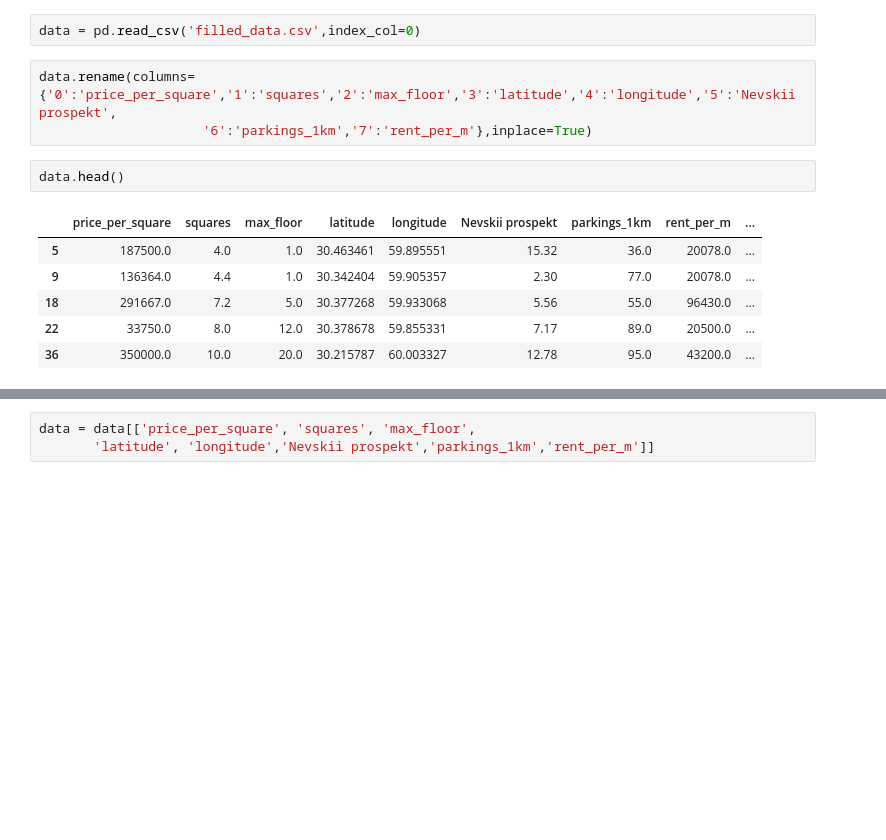
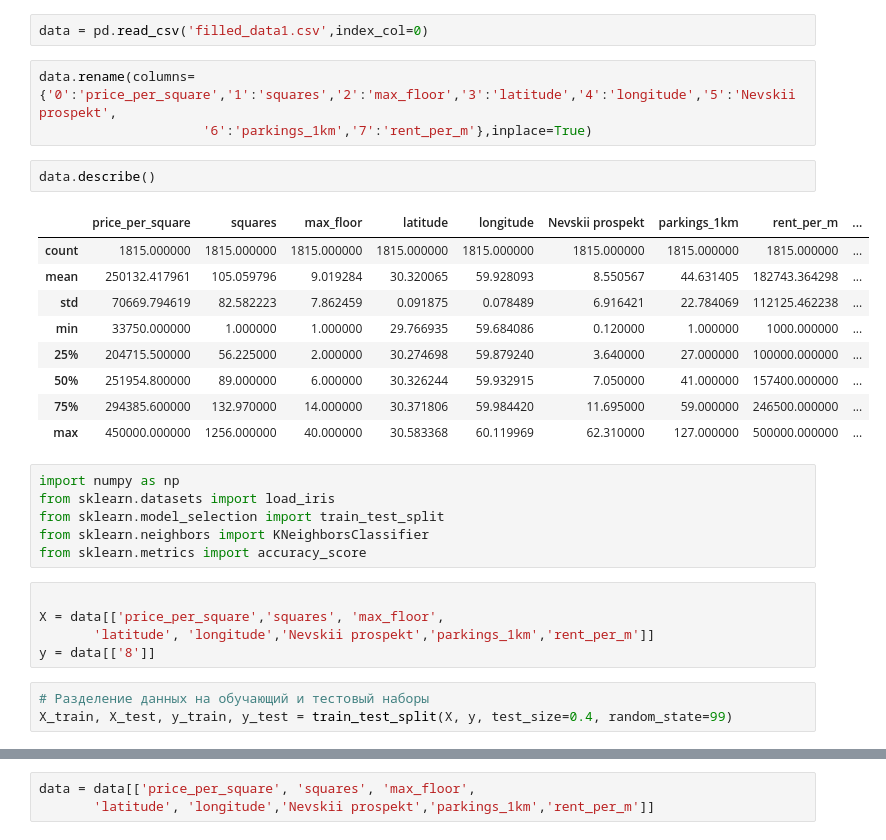
Before and after one commit to VondyBland/diplomopiska, a Jupyter notebook: after_april/knn_ing_datas/knn_random_forest.ipynb, the cells around one changed output, grey strips where cells are left out. Saved outputs shown, nothing was run; the diff lists cells and outputs as text; blank space fills up the shorter version.

```diff
--- a/after_april/knn_ing_datas/knn_random_forest.ipynb
+++ b/after_april/knn_ing_datas/knn_random_forest.ipynb
@@ -16,16 +16,33 @@ from scipy.stats import kstest, spearmanr, mannwhitneyu, ttest_ind, levene, krus
 from sklearn.metrics import mean_absolute_percentage_error, mean_squared_error, mean_absolute_error
 import statsmodels.api as sm
 # %%
-data = pd.read_csv('filled_data.csv',index_col=0)
+data = pd.read_csv('filled_data1.csv',index_col=0)
 # %%
 data.rename(columns={'0':'price_per_square','1':'squares','2':'max_floor','3':'latitude','4':'longitude','5':'Nevskii prospekt',
                      '6':'parkings_1km','7':'rent_per_m'},inplace=True)
 # %%
-data.head()
+data.describe()
 # %% [output]
 |  | price_per_square | squares | max_floor | latitude | longitude | Nevskii prospekt | parkings_1km | rent_per_m | ... |
-| 5 | 187500.0 | 4.0 | 1.0 | 30.463461 | 59.895551 | 15.32 | 36.0 | 20078.0 | ... |
-| 9 | 136364.0 | 4.4 | 1.0 | 30.342404 | 59.905357 | 2.30 | 77.0 | 20078.0 | ... |
-| 18 | 291667.0 | 7.2 | 5.0 | 30.377268 | 59.933068 | 5.56 | 55.0 | 96430.0 | ... |
-| 22 | 33750.0 | 8.0 | 12.0 | 30.378678 | 59.855331 | 7.17 | 89.0 | 20500.0 | ... |
-| 36 | 350000.0 | 10.0 | 20.0 | 30.215787 | 60.003327 | 12.78 | 95.0 | 43200.0 | ... |
+| count | 1815.000000 | 1815.000000 | 1815.000000 | 1815.000000 | 1815.000000 | 1815.000000 | 1815.000000 | 1815.000000 | ... |
+| mean | 250132.417961 | 105.059796 | 9.019284 | 30.320065 | 59.928093 | 8.550567 | 44.631405 | 182743.364298 | ... |
+| std | 70669.794619 | 82.582223 | 7.862459 | 0.091875 | 0.078489 | 6.916421 | 22.784069 | 112125.462238 | ... |
+| min | 33750.000000 | 1.000000 | 1.000000 | 29.766935 | 59.684086 | 0.120000 | 1.000000 | 1000.000000 | ... |
+| 25% | 204715.500000 | 56.225000 | 2.000000 | 30.274698 | 59.879240 | 3.640000 | 27.000000 | 100000.000000 | ... |
+| 50% | 251954.800000 | 89.000000 | 6.000000 | 30.326244 | 59.932915 | 7.050000 | 41.000000 | 157400.000000 | ... |
+| 75% | 294385.600000 | 132.970000 | 14.000000 | 30.371806 | 59.984420 | 11.695000 | 59.000000 | 246500.000000 | ... |
+| max | 450000.000000 | 1256.000000 | 40.000000 | 30.583368 | 60.119969 | 62.310000 | 127.000000 | 500000.000000 | ... |
+# %%
+import numpy as np
+from sklearn.datasets import load_iris
+from sklearn.model_selection import train_test_split
+from sklearn.neighbors import KNeighborsClassifier
+from sklearn.metrics import accuracy_score
+# %%
+
+X = data[['price_per_square','squares', 'max_floor',
+       'latitude', 'longitude','Nevskii prospekt','parkings_1km','rent_per_m']]
+y = data[['8']]
+# %%
+# Разделение данных на обучающий и тестовый наборы
+X_train, X_test, y_train, y_test = train_test_split(X, y, test_size=0.4, random_state=99)
```
Also changed, not shown: parts of 97 cells of this notebook, 21 other files.
